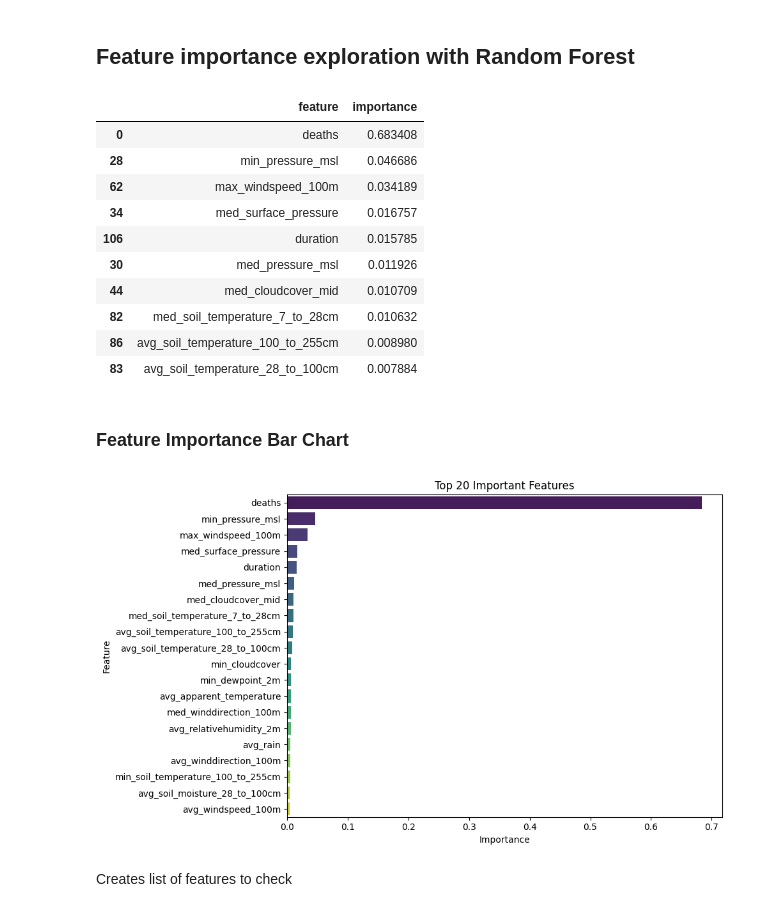
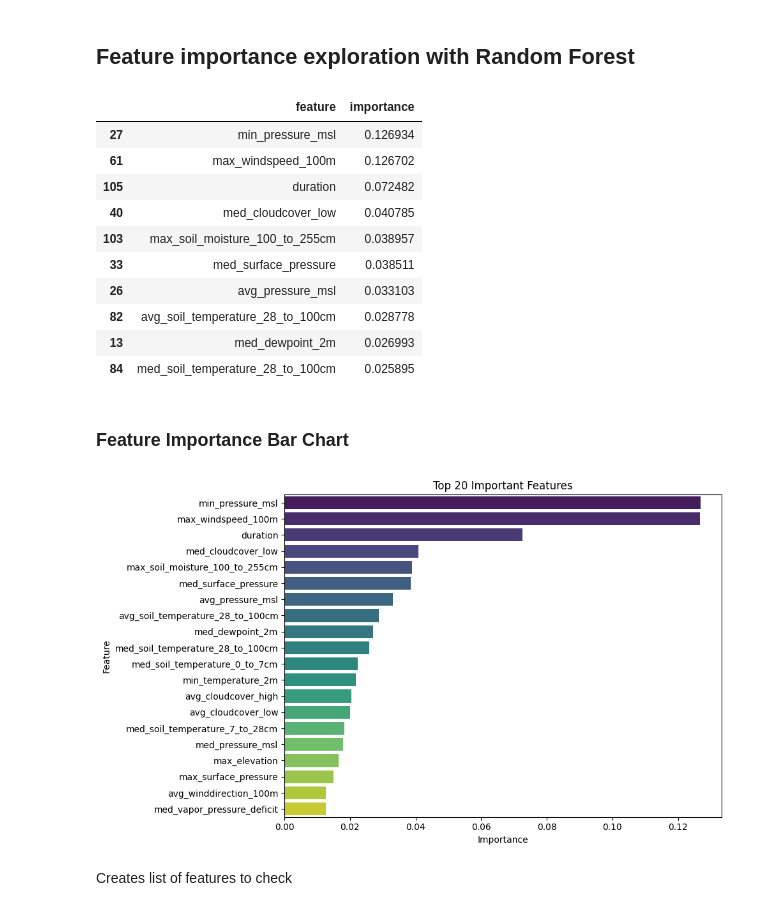
Before and after one commit to vy2388/hurricaneKatrina, a Jupyter notebook: Preprocessing/preprocess_merged_agg.ipynb, the cells around one changed output. Saved outputs shown, nothing was run; the diff lists cells and outputs as text; code cells hidden in the pictures.

```diff
--- a/Preprocessing/preprocess_merged_agg.ipynb
+++ b/Preprocessing/preprocess_merged_agg.ipynb
@@ -155,49 +155,51 @@ from sklearn.model_selection import train_test_split
 
 # Separate the features (X) from the target (y)
 X = df.drop('target_cost', axis=1)
-X = X.drop(['avg_cloudcover','avg_dewpoint_2m','avg_cloudcover_mid','avg_elevation','max_windspeed_10m','min_soil_temperature_28_to_100cm','max_windgusts_10m'],axis=1)
+
+# Remove features that are too highly correlated with each other
+X = X.drop(['avg_cloudcover','avg_dewpoint_2m','avg_cloudcover_mid','avg_elevation','max_windspeed_10m','min_soil_temperature_28_to_100cm','max_windgusts_10m','deaths'],axis=1)
 
 y = df['target_cost']
 
 # Split the data into training and testing sets
 X_train, X_test, y_train, y_test = train_test_split(X, y, test_size=0.2, random_state=42)
 
 # Create a Random Forest Regressor model
 rf = RandomForestRegressor(random_state=42)
 
 # Fit the model
 rf.fit(X_train, y_train)
 
 # Get feature importances
 importances = rf.feature_importances_
 
 # Create a DataFrame for the importances
 importances_df = pd.DataFrame({
     'feature': X.columns,
     'importance': importances
 })
 
 # exclude one-hot encoded storm features
 non_storm_features = [col for col in X_train.columns if not col.startswith("storm_")]
 
 
 # Sort the DataFrame by the importances
 importances_sorted = importances_df.sort_values(by='importance', ascending=False)
 
 # Return the top 10 important features
 importances_sorted.head(10)
 # %% [output]
 |  | feature | importance |
-| 0 | deaths | 0.683408 |
-| 28 | min_pressure_msl | 0.046686 |
-| 62 | max_windspeed_100m | 0.034189 |
-| 34 | med_surface_pressure | 0.016757 |
-| 106 | duration | 0.015785 |
-| 30 | med_pressure_msl | 0.011926 |
-| 44 | med_cloudcover_mid | 0.010709 |
-| 82 | med_soil_temperature_7_to_28cm | 0.010632 |
-| 86 | avg_soil_temperature_100_to_255cm | 0.008980 |
-| 83 | avg_soil_temperature_28_to_100cm | 0.007884 |
+| 27 | min_pressure_msl | 0.126934 |
+| 61 | max_windspeed_100m | 0.126702 |
+| 105 | duration | 0.072482 |
+| 40 | med_cloudcover_low | 0.040785 |
+| 103 | max_soil_moisture_100_to_255cm | 0.038957 |
+| 33 | med_surface_pressure | 0.038511 |
+| 26 | avg_pressure_msl | 0.033103 |
+| 82 | avg_soil_temperature_28_to_100cm | 0.028778 |
+| 13 | med_dewpoint_2m | 0.026993 |
+| 84 | med_soil_temperature_28_to_100cm | 0.025895 |
 # %% [markdown]
 ### Feature Importance Bar Chart
 # %%
@@ -220,7 +222,7 @@ plt.ylabel('Feature')
 plt.tight_layout()
 plt.show()
 # %% [output]
-[figure, old version]
+[figure, new version]
 # %% [markdown]
 Creates list of features to check
 # %%
```
Also changed, not shown: parts of 3 cells of this notebook.
